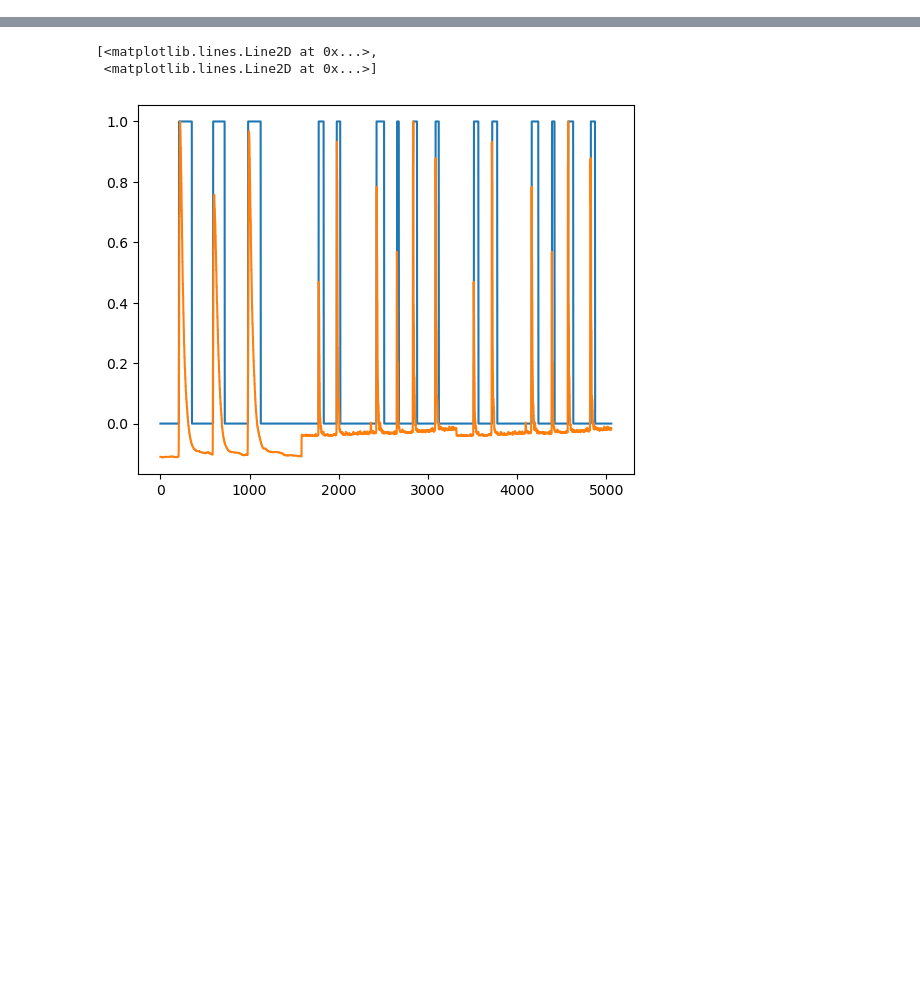
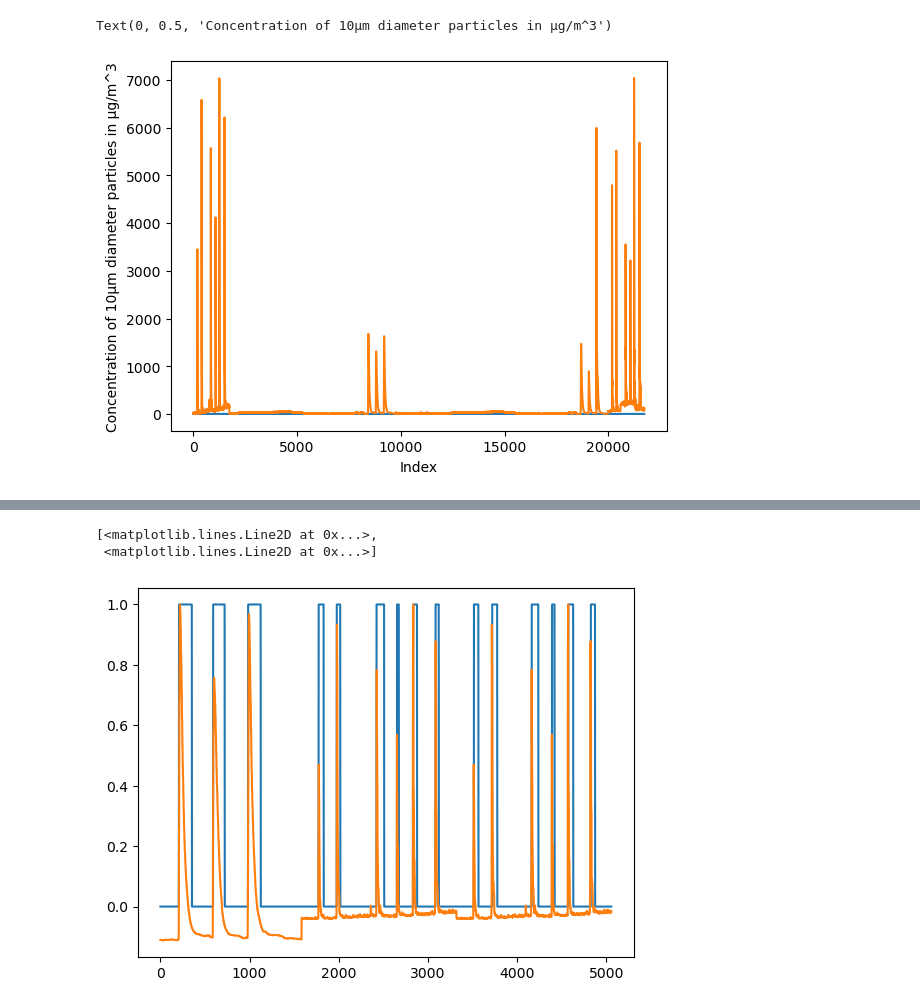
Before and after one commit to luciusgibbons/FIRE-Project, a Jupyter notebook: LSTM/Preprocessing.ipynb, the cells around one changed output, grey strips where cells are left out. Cells and saved outputs as stored; diff of their text form; code cells hidden in the pictures; blank space fills up the shorter version.

```diff
--- a/LSTM/Preprocessing.ipynb
+++ b/LSTM/Preprocessing.ipynb
@@ -16,7 +15,6 @@ class gitinfo:
             res = requests.get('https://github.com/luciusgibbons/FIRE-Project/tree/main/LSTM/CSVs%20with%20indexes') #pulls data from github folder link
             soup = bs(res.text, 'lxml')
             file = soup.find_all(title=re.compile(r"\.csv$")) #list of all items with .csv THERE WILL BE DUPLICATES
-            time.sleep(1)
             if len(file) != 0: #sometimes the api fails and file is empty, just keeps going until it is populated
 
                 output = set() #set to prevent duplicates
@@ -32,7 +30,7 @@ class gitinfo:
 
 def Standardize_Columns(oldframe):
     all = ['Temperature', 'Pressure', 'Humidity', '1.0 std', '2.5 std', '10 std', '1.0 atm', '2.5 atm', '10 atm', 'MQ7', 'Date', 'Time']
-    selected = ['Temperature', '1.0 std', '2.5 std', '10 std']
+    selected = ['Temperature', 'Pressure', 'Humidity', '1.0 std', '2.5 std', '10 std']
     #selected = ['1.0 std', '2.5 std', '10 std']
     newframe = pd.DataFrame()
 
@@ -41,42 +39,47 @@ def Standardize_Columns(oldframe):
 
     return newframe
 
+
 def Add_Fire_Column(dataframe, textfile):
     dataframe['Fire'] = 0 #creates an empty column in the specified dataframe titled 'Fire'
     url = 'https://github.com/luciusgibbons/FIRE-Project/blob/main/LSTM/CSVs%20with%20indexes/'+textfile+'?raw=true' #creates url from name of textfile
     values = [int(i) for i in list(pd.read_csv(url))] #generates a dataframe from the file, converts it to a list, converts each item in list to int()
 
-    for i in range(0, len(values), 2): #iterate through the length of the list by two
-        intervals = range(values[i], values[i+1]) #creates a range from i to i+1
-        dataframe.loc[intervals, 'Fire'] = 1 #in each range the value in 'Fire' is a 1 and not a 0
+    if len(values) != 1 or values[0] !=0: #if len(values) == 1 AND values[0] == 0, there were no instances of fire
+        for i in range(0, len(values), 2): #iterate through the length of the list by two
+            intervals = range(values[i], values[i+1]) #creates a range from i to i+1
+            dataframe.loc[intervals, 'Fire'] = 1 #in each range the value in 'Fire' is a 1 and not a 0
+
+def Get_DateTime_Column(newframe, oldframe): #pulls date and time from oldframe and adds DateTime to newframe
+    date = oldframe.columns[list(oldframe.columns.str.lower()).index('date')] #pulls name of date column in oldframe case-insensitive without changing name
+    time = oldframe.columns[list(oldframe.columns.str.lower()).index('time')]
+    oldframe[date] = oldframe[date].apply(lambda x: pd.to_datetime(x).strftime('%m/%d/%Y')) #eg 07/17/24 ==> 07/17/2024, but 07/17/2024 still works
+    newframe['DateTime'] = pd.to_datetime(oldframe[[date, time]].agg(' '.join, axis=1), format='%m/%d/%Y %H:%M:%S') #convert to Pandas DateTime object
 
 def Purge_Init_Zeros(dataframe):
     while 0 in dataframe.loc[0, dataframe.columns[0:6]].values: #while theres a 0 in the first row in any of the first 6 columns:
         dataframe.drop(index=0, inplace=True) #drops that row
         dataframe.reset_index(drop=True, inplace=True) #fixes index
 
-def Max_norm(column): #normal absolute max normalization
-    [df[column] / df[column].abs().max()]
+def Linear_Scale(column): #normal absolute max normalization
+    df[column] = (df[column] - df[column].min()) / (df[column].max() - df[column].min())
 
 def Z_norm(column): #see z-score normalization, better for outlier detection
     df[column] = (df[column] - df[column].mean()) / df[column].std()
-
-
-
-#fix purge init zeros doesnt work rn
 # %%
 a = gitinfo()
 
 csvs = a.csv_list
 txts = a.txt_list
 # %%
+
 df_list = [pd.read_csv('https://github.com/luciusgibbons/FIRE-Project/blob/main/LSTM/CSVs%20with%20indexes/'+csv+'?raw=true') for csv in csvs] #creates a list of dataframes from list of csvs
 new_df_list = [Standardize_Columns(i) for i in df_list] #creates a new list of dataframes, useful for preserving old data
 
 for i in range(len(new_df_list)): #go through each df by index and:
     Add_Fire_Column(new_df_list[i], txts[i]) #add fire column from associated txt file
+    Get_DateTime_Column(new_df_list[i], df_list[i]) #DateTime object column, pulls from df_list
     Purge_Init_Zeros(new_df_list[i]) #first couple of columns tend to have 0s where they shouldn't, purge them
     new_df_list[i].drop_duplicates(subset=new_df_list[i].columns[0:6],ignore_index=True, inplace=True) #drop duplicates
 
 df = pd.concat(new_df_list, ignore_index=True) #concatenate the list into a single dataframe for more processing
-plt.plot(df.index[:], df['Fire'], df['2.5 std'])
@@ -87,3 +102,11 @@ plt.plot(df.index[:], df['Fire'], df['2.5 std'])
+# %%
+plt.plot(df.index[:], df['Fire'], df['10 std'])
+
+plt.xlabel('Index')
+plt.ylabel('Concentration of 10µm diameter particles in μg/m^3')
+# %% [output]
+Text(0, 0.5, 'Concentration of 10µm diameter particles in μg/m^3')
+[figure, added]
 # %%
 df['Temperature'] = (df['Temperature'] / 500) + 24 #converts to deg C
 df['Humidity'] = df['Humidity'] / 512
```
Also changed, not shown: parts of 4 cells of this notebook.
